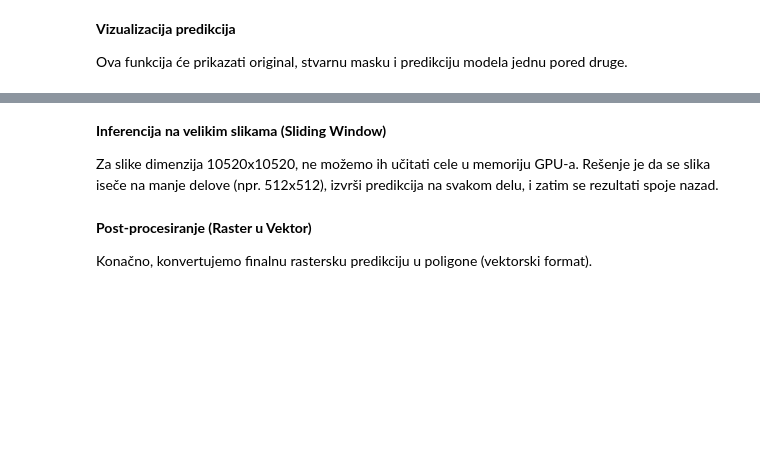
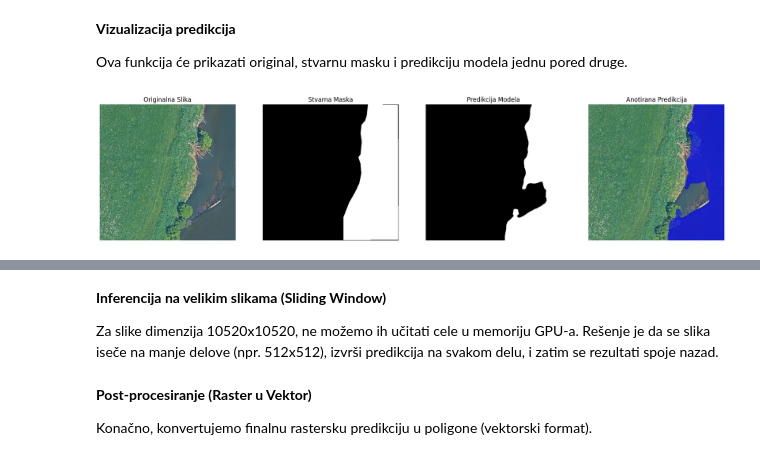
Before and after one commit to Konstantin036/WaterSurfaceNet, a Jupyter notebook: projekatOG.ipynb, the cells around one changed output, grey strips where cells are left out. Drawn from its saved outputs; the diff is of its cells as text; code cells hidden in the pictures; blank space fills up the shorter version.

```diff
--- a/projekatOG.ipynb
+++ b/projekatOG.ipynb
@@ -297,51 +326,102 @@ check_accuracy(val_loader, model, device=DEVICE)
 
 Ova funkcija će prikazati original, stvarnu masku i predikciju modela jednu pored druge.
 # %%
+import os
+import torch
+import numpy as np
+import matplotlib.pyplot as plt
+from matplotlib.colors import ListedColormap # Potrebno za kreiranje custom mape boja
+
+# Vaš ostatak koda (definicije modela, klase, itd.) ide ovde...
+
+
 def save_predictions_as_imgs(loader, model, folder="saved_images/", device="cuda"):
     """
-    Funkcija za čuvanje predikcija i njihovo poređenje sa originalima.
+    Funkcija za čuvanje predikcija sa dodatnim prikazom anotirane originalne slike.
     """
     if not os.path.exists(folder):
         os.makedirs(folder)
 
     model.eval()
     for idx, (x, y) in enumerate(loader):
         x = x.to(device=device)
+
         with torch.no_grad():
             preds = model(x)['out']
-            preds = torch.argmax(preds, dim=1).cpu().numpy()
+            preds = torch.argmax(preds, dim=1).cpu()
 
-        # Prikazivanje rezultata za prvu sliku u batch-u
-        plt.figure(figsize=(15, 5))
+        # Uzimamo prvu sliku/masku/predikciju iz batch-a za prikaz
+        original_image_tensor = x[0].cpu()
+        ground_truth_mask_tensor = y[0]
+        predicted_mask_tensor = preds[0]
 
-        # Originalna slika (denormalizovana)
-        inv_normalize = A.Normalize(
-            mean=[-0.485/0.229, -0.456/0.224, -0.406/0.225],
-            std=[1/0.229, 1/0.224, 1/0.225]
-        )
-        image_to_show = inv_normalize(image=x[0].cpu().permute(1, 2, 0))['image']
+        # --- Denormalizacija originalne slike za prikaz ---
+        mean = torch.tensor([0.485, 0.456, 0.406]).view(3, 1, 1)
+        std = torch.tensor([0.229, 0.224, 0.225]).view(3, 1, 1)
+        denormalized_image_tensor = original_image_tensor * std + mean
+        denormalized_image_tensor = denormalized_image_tensor.clamp(0, 1)
 
-        plt.subplot(1, 3, 1)
-        plt.imshow(image_to_show)
+        # --- Konverzija u NumPy format za crtanje ---
+        image_np = denormalized_image_tensor.permute(1, 2, 0).numpy()
+        ground_truth_mask_np = ground_truth_mask_tensor.squeeze().numpy()
+        predicted_mask_np = predicted_mask_tensor.numpy()
+
+        # ================================================================= #
+        # === POČETAK IZMENA: Ažuriranje prikaza na 4 slike ===             #
+        # ================================================================= #
+
+        custom_cmap = ListedColormap([(0, 0, 1, 0.8), 'dodgerblue'])
+        # Povećavamo veličinu figure da stanu 4 slike
+        plt.figure(figsize=(22, 5))
+
+        # --- Slika 1: Originalna Slika ---
+        plt.subplot(1, 4, 1)
+        plt.imshow(image_np)
         plt.title("Originalna Slika")
+        plt.axis('off')
 
-        # Ground Truth Maska
-        plt.subplot(1, 3, 2)
-        plt.imshow(y[0].squeeze(), cmap='gray')
+        # --- Slika 2: Stvarna Maska ---
+        plt.subplot(1, 4, 2)
+        plt.imshow(ground_truth_mask_np, cmap='gray')
         plt.title("Stvarna Maska")
+        plt.axis('off')
 
-        # Predikcija Modela
-        plt.subplot(1, 3, 3)
-        plt.imshow(preds[0], cmap='gray')
+        # --- Slika 3: Predikcija Modela (crno-bela) ---
+        plt.subplot(1, 4, 3)
+        plt.imshow(predicted_mask_np, cmap='gray')
         plt.title("Predikcija Modela")
+        plt.axis('off')
 
+        # --- Slika 4: Anotirana Slika (Overlay) ---
+        plt.subplot(1, 4, 4)
+        # Prvo crtamo originalnu sliku kao pozadinu
+        plt.imshow(image_np)
+
+        # Kreiramo maskirani niz gde su samo vrednosti 1 (voda) vidljive
+        # Ovo osigurava da se pozadina (vrednosti 0) ne crta uopšte
+        masked_prediction = np.ma.masked_where(predicted_mask_np == 0, predicted_mask_np)
+
+        # Preko originalne slike crtamo samo maskiranu predikciju
+        # Koristimo 'jet' mapu boja (plava za niske vrednosti) i providnost `alpha`
+        plt.imshow(masked_prediction, cmap=custom_cmap, alpha=0.8)
+        plt.title("Anotirana Predikcija")
+        plt.axis('off')
+
+        # ================================================================= #
+        # === KRAJ IZMENA                                                 #
+        # ================================================================= #
+
+        # Čuvanje i prikaz figure
         plt.savefig(f"{folder}/prediction_{idx}.png")
         plt.show()
 
         # Prikazujemo samo nekoliko primera da ne pretrpamo izlaz
         if idx > 2:
             break
 
     model.train()
 
+# Primer poziva funkcije (ostaje isti)
 save_predictions_as_imgs(val_loader, model, device=DEVICE)
+# %% [output]
+[figure, added]
```
Also changed, not shown: parts of 8 cells of this notebook.
